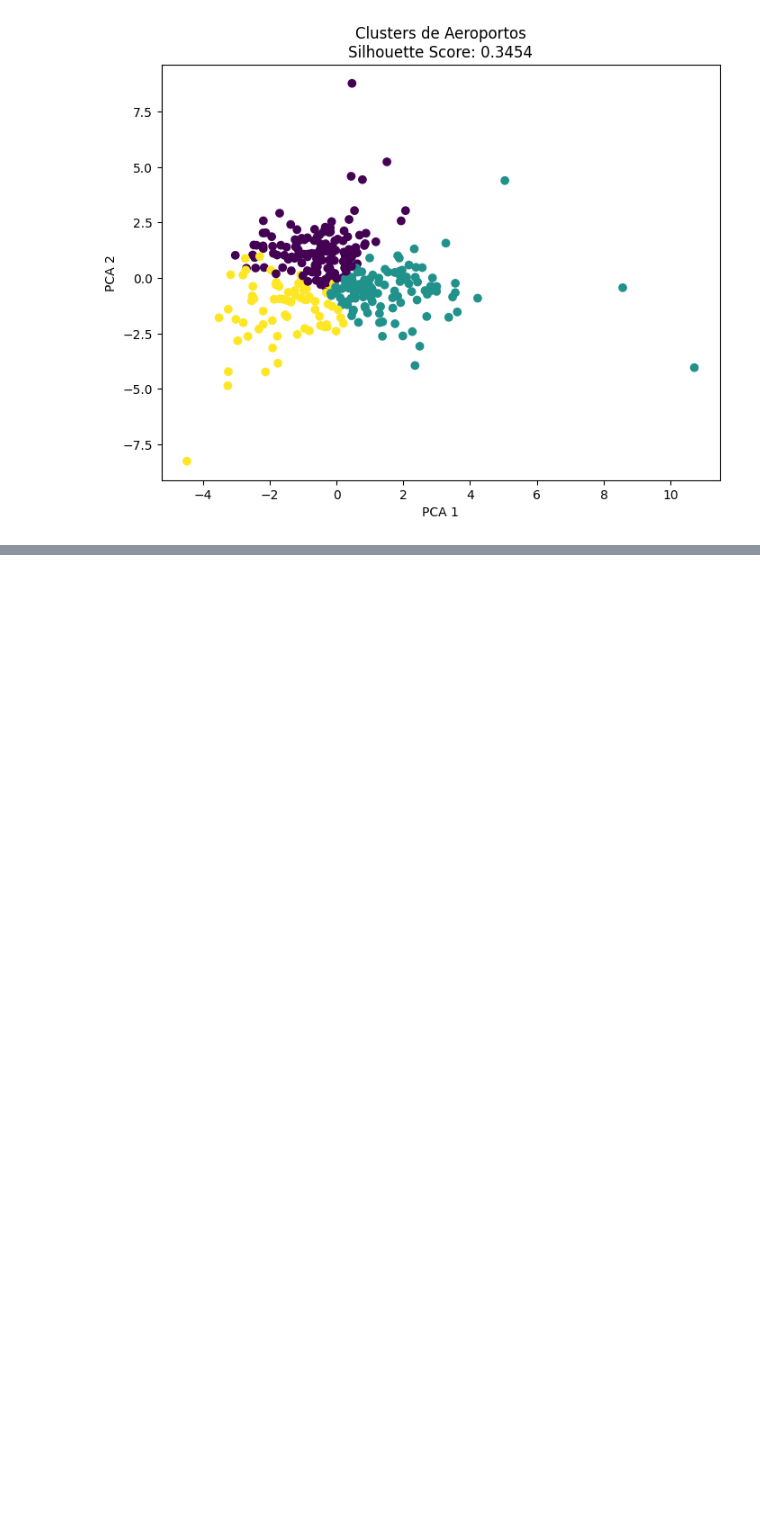
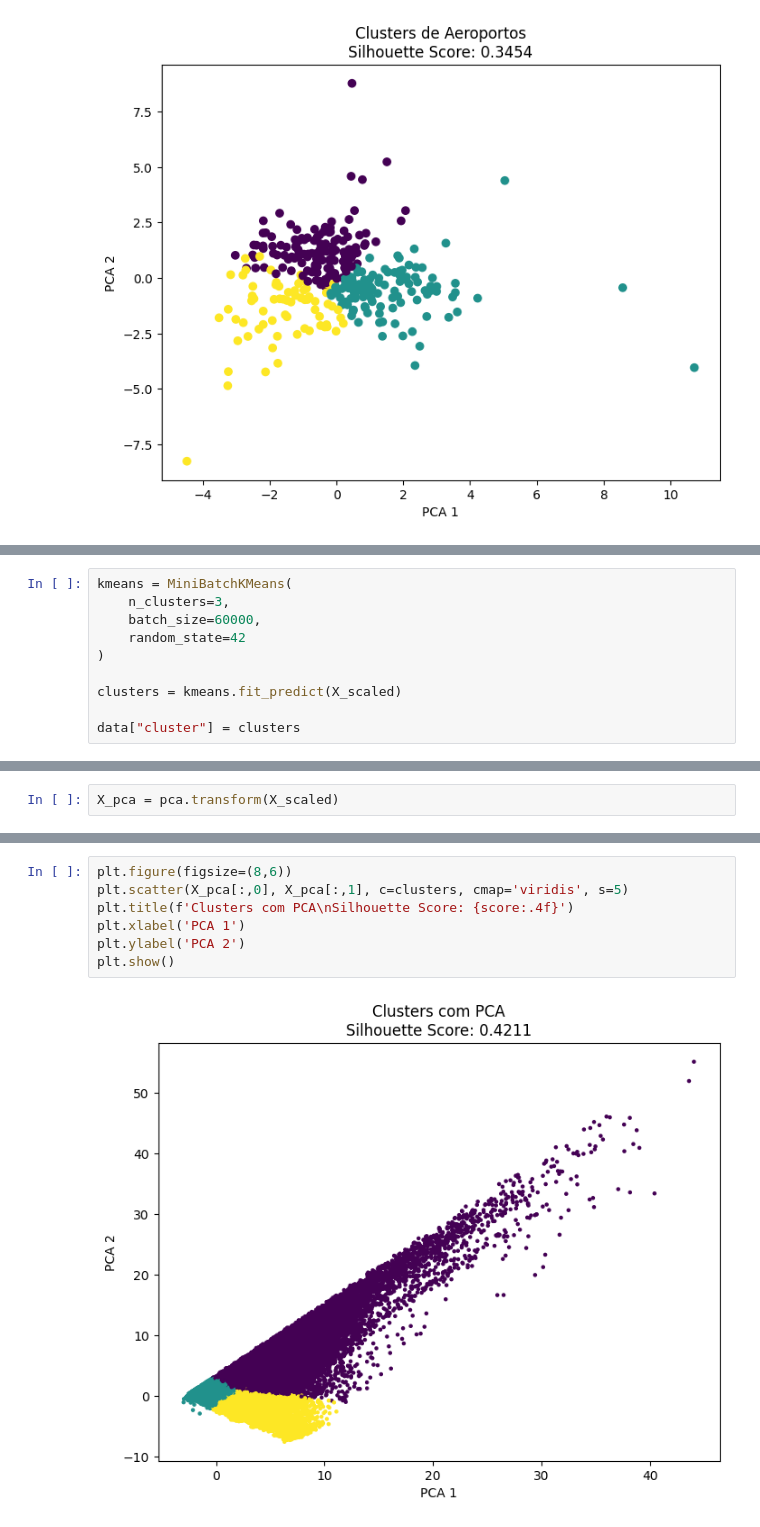
Before and after one commit to vinisouz4/FIAP_projeto_Fase_3, a Jupyter notebook: src/notebooks/treinamento_nao_supervisionado.ipynb, the cells around one changed output, grey strips where cells are left out. Cells and saved outputs as stored; diff of their text form; blank space fills up the shorter version.

```diff
--- a/src/notebooks/treinamento_nao_supervisionado.ipynb
+++ b/src/notebooks/treinamento_nao_supervisionado.ipynb
@@ -210,0 +262,10 @@ plt.show()
+# %%
+kmeans = MiniBatchKMeans(
+    n_clusters=3,
+    batch_size=60000,
+    random_state=42
+)
+
+clusters = kmeans.fit_predict(X_scaled)
+
+data["cluster"] = clusters
@@ -210,0 +283,2 @@ plt.show()
+# %%
+X_pca = pca.transform(X_scaled)
@@ -210,0 +293,9 @@ plt.show()
+# %%
+plt.figure(figsize=(8,6))
+plt.scatter(X_pca[:,0], X_pca[:,1], c=clusters, cmap='viridis', s=5)
+plt.title(f'Clusters com PCA\nSilhouette Score: {score:.4f}')
+plt.xlabel('PCA 1')
+plt.ylabel('PCA 2')
+plt.show()
+# %% [output]
+[figure, added]
```
Also changed, not shown: parts of 9 cells of this notebook.
